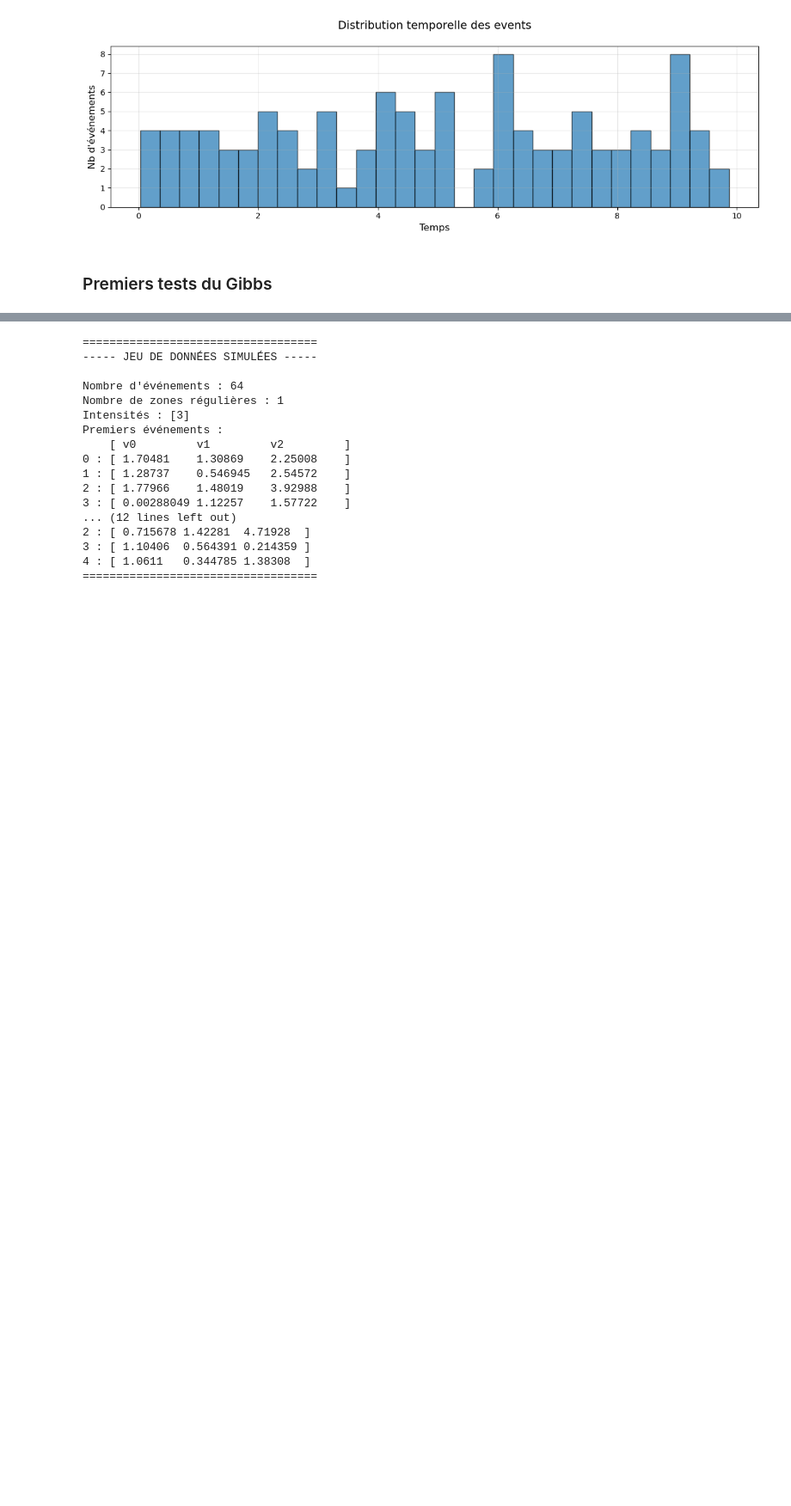
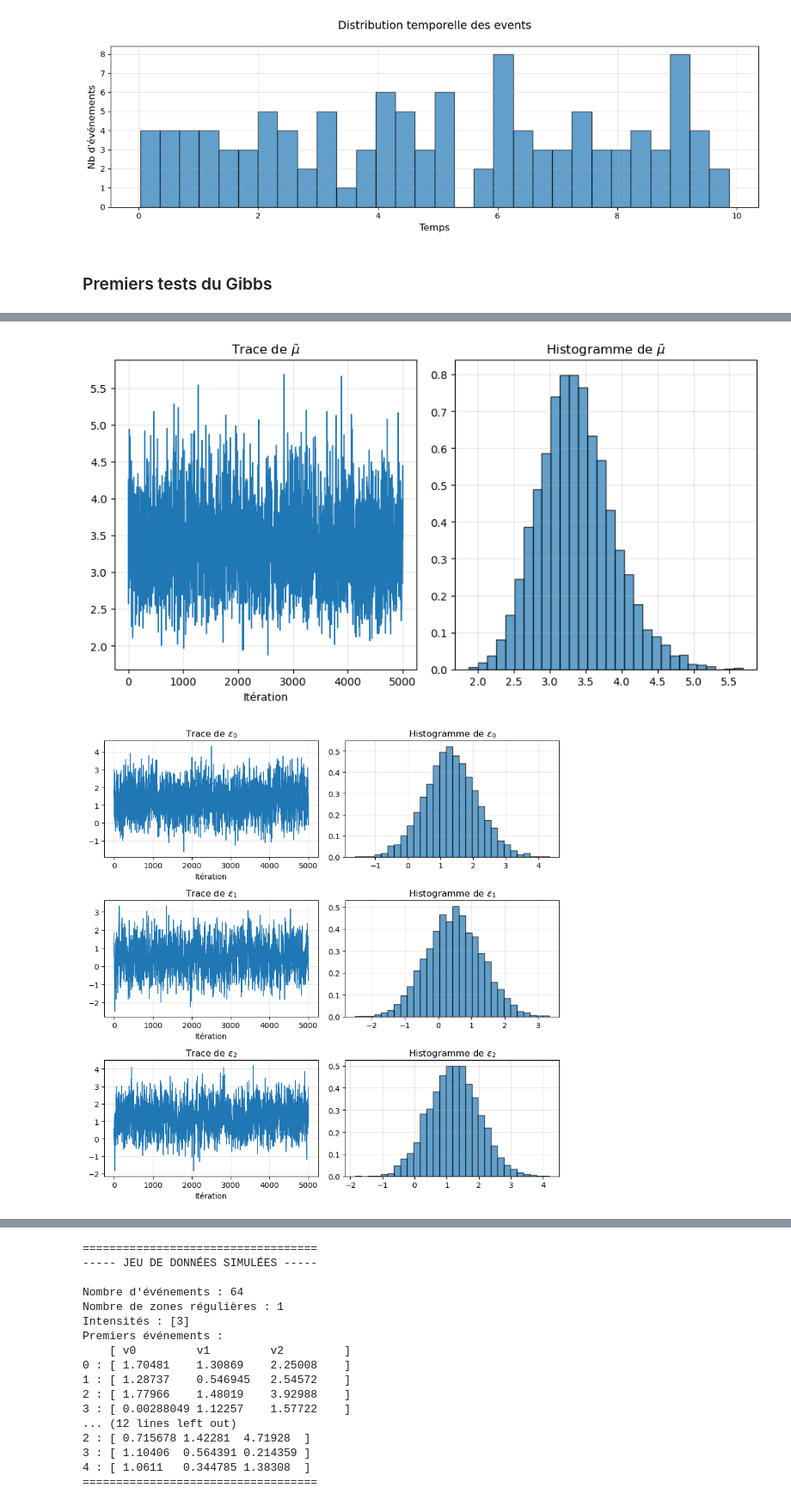
Before and after one commit to IbraSey/phdseydi, a Jupyter notebook: spatial_density_estimation/gp_spatial/brouillon_gp_spatial.ipynb, the cells around one changed output, grey strips where cells are left out. Shown at 86% size. Saved outputs shown, nothing was run; the diff lists cells and outputs as text; code cells hidden in the pictures; blank space fills up the shorter version.

```diff
--- a/spatial_density_estimation/gp_spatial/brouillon_gp_spatial.ipynb
+++ b/spatial_density_estimation/gp_spatial/brouillon_gp_spatial.ipynb
@@ -1226,0 +1351,5 @@ eps_hat     = [2.38207196]
+# %%
+sampler.plot_chains(results)
+# %% [output]
+[figure, added]
+[figure, added]
```
Also changed, not shown: parts of 13 cells of this notebook, 2 other files.
